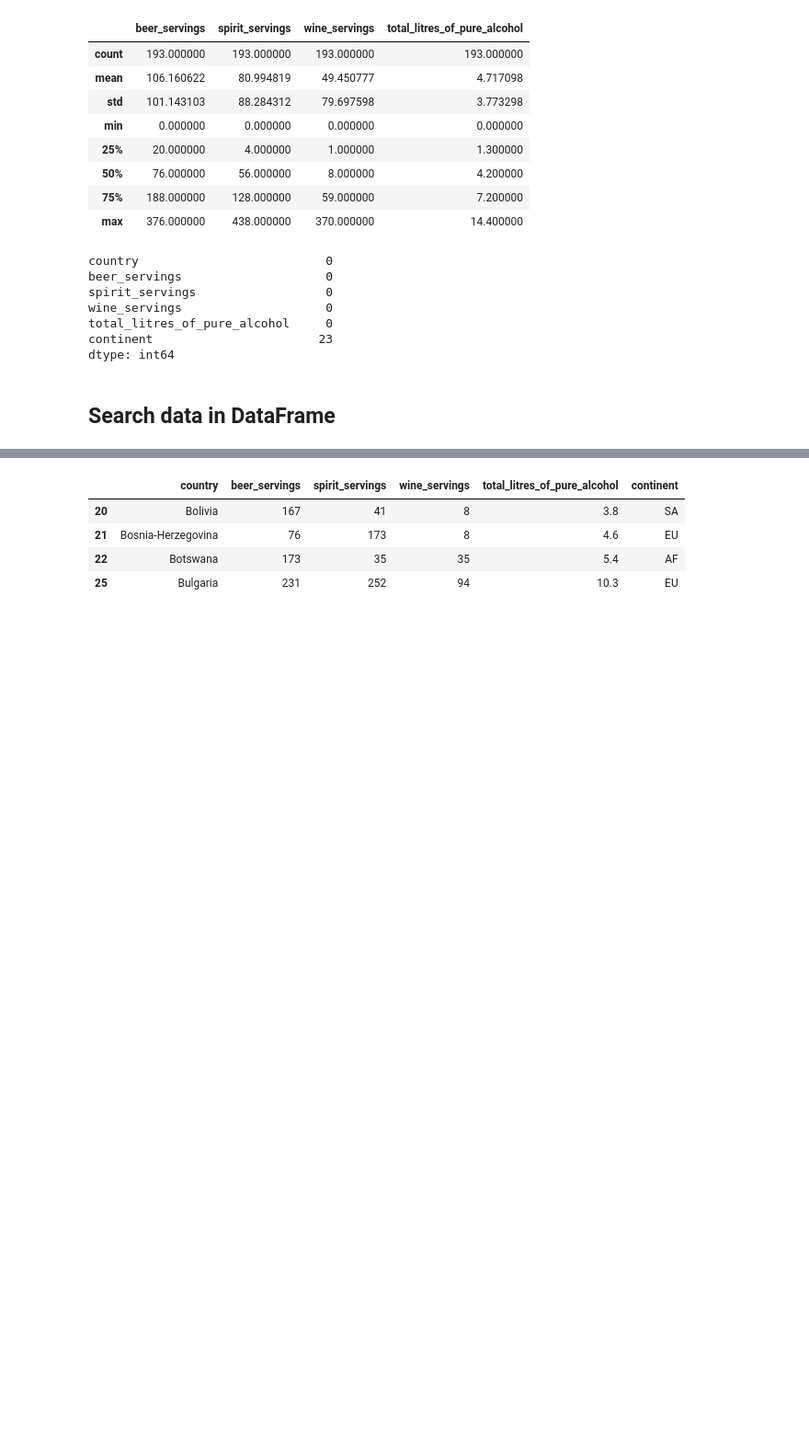
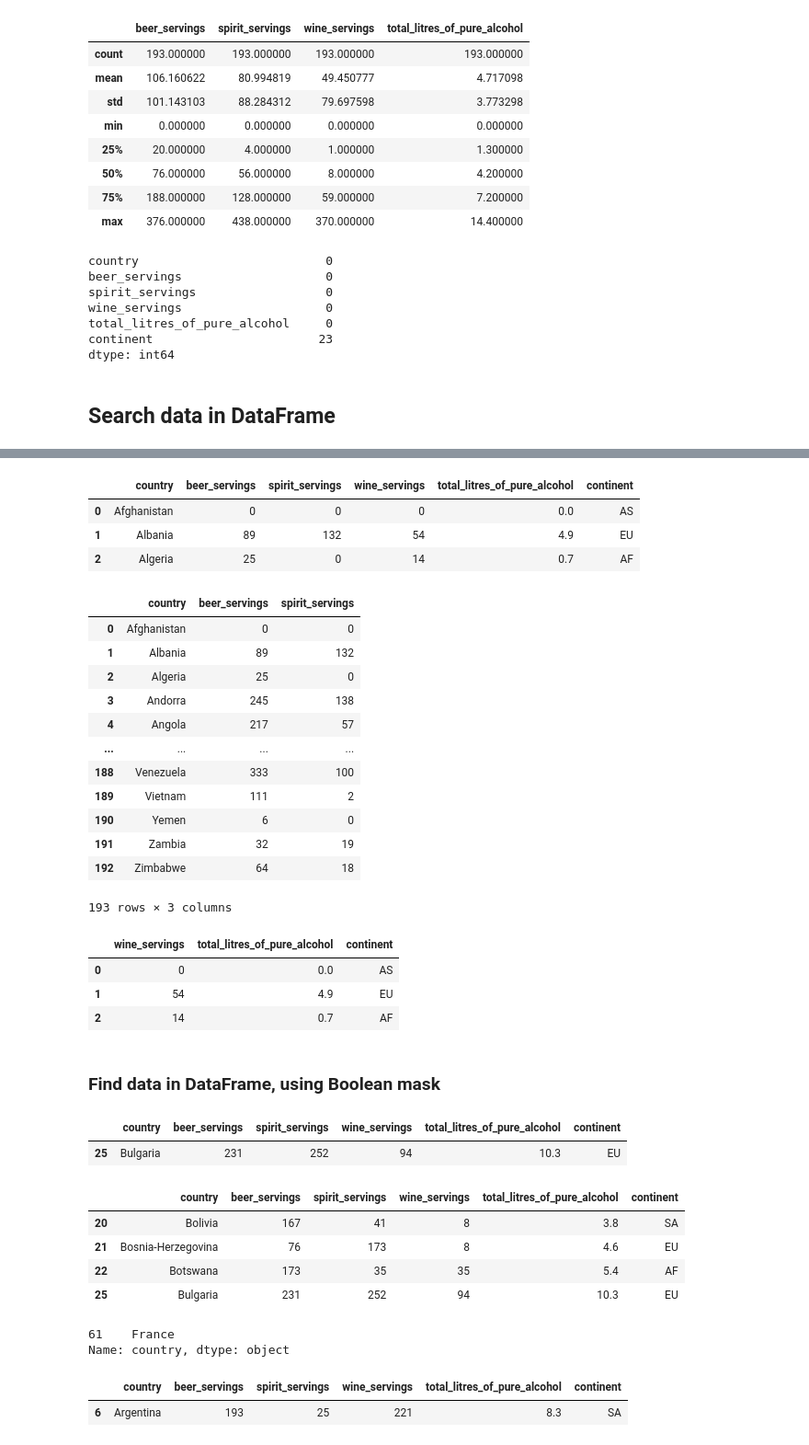
Before and after one commit to ProgressBG-Python-Course/JupyterNotebooksExamples, a Jupyter notebook: Notebooks/numpy_and_pandas/np_and_pandas_with_examples.ipynb, the cells around one changed output, grey strips where cells are left out. Shown at 92% size. Drawn from its saved outputs; the diff is of its cells as text; code cells hidden in the pictures; blank space fills up the shorter version.

```diff
--- a/Notebooks/numpy_and_pandas/np_and_pandas_with_examples.ipynb
+++ b/Notebooks/numpy_and_pandas/np_and_pandas_with_examples.ipynb
@@ -118 +230,46 @@ dtype: int64
+# %%
+# get first 3 rows:
+drinks.iloc[0:3,:]
+# %% [output]
+|  | country | beer_servings | spirit_servings | wine_servings | total_litres_of_pure_alcohol | continent |
+| 0 | Afghanistan | 0 | 0 | 0 | 0.0 | AS |
+| 1 | Albania | 89 | 132 | 54 | 4.9 | EU |
+| 2 | Algeria | 25 | 0 | 14 | 0.7 | AF |
+# %%
+# get first 3 columns
+drinks.iloc[:, 0:3]
+# %% [output]
+|  | country | beer_servings | spirit_servings |
+| 0 | Afghanistan | 0 | 0 |
+| 1 | Albania | 89 | 132 |
+| 2 | Algeria | 25 | 0 |
+| 3 | Andorra | 245 | 138 |
+| 4 | Angola | 217 | 57 |
+| ... | ... | ... | ... |
+| 188 | Venezuela | 333 | 100 |
+| 189 | Vietnam | 111 | 2 |
+| 190 | Yemen | 6 | 0 |
+| 191 | Zambia | 32 | 19 |
+| 192 | Zimbabwe | 64 | 18 |
+193 rows × 3 columns
+# %%
+# get first 3 rows and last 3 columns:
+drinks.iloc[0:3, -3:]
+# %% [output]
+|  | wine_servings | total_litres_of_pure_alcohol | continent |
+| 0 | 0 | 0.0 | AS |
+| 1 | 54 | 4.9 | EU |
+| 2 | 14 | 0.7 | AF |
+# %% [markdown]
+### Find data in DataFrame, using Boolean mask
+# %%
+# get rows for Bulgaria:
+mask = drinks.country == 'Bulgaria'
+drinks[mask]
+
+# or shortly:
+# drinks[drinks.country == 'Bulgaria']
+# %% [output]
+|  | country | beer_servings | spirit_servings | wine_servings | total_litres_of_pure_alcohol | continent |
+| 25 | Bulgaria | 231 | 252 | 94 | 10.3 | EU |
 # %%
@@ -130,3 +287,29 @@ drinks[mask].head()
 | 21 | Bosnia-Herzegovina | 76 | 173 | 8 | 4.6 | EU |
 | 22 | Botswana | 173 | 35 | 35 | 5.4 | AF |
 | 25 | Bulgaria | 231 | 252 | 94 | 10.3 | EU |
+# %%
+# find the country with max wine_servings in all data
+
+# get max wine_servings value
+max_wine_servings = drinks.wine_servings.max()
+
+# display the row with max_wine_servings:
+drinks[drinks.wine_servings == max_wine_servings]
+
+# get only the value in country column:
+drinks[drinks.wine_servings == max_wine_servings].country
+# %% [output]
+61    France
+Name: country, dtype: object
+# %%
+# find the country with max wine_servings in SA
+
+# get max wine_servings value for SA
+SA_max_wine_servings = drinks[drinks.continent=='SA'].wine_servings.max()
+SA_max_wine_servings
+
+# get the row for country with SA_max_wine_servings
+drinks[(drinks.continent=='SA') & (drinks.wine_servings==SA_max_wine_servings)]
+# %% [output]
+|  | country | beer_servings | spirit_servings | wine_servings | total_litres_of_pure_alcohol | continent |
+| 6 | Argentina | 193 | 25 | 221 | 8.3 | SA |
```
Also changed, not shown: parts of 12 cells of this notebook.
